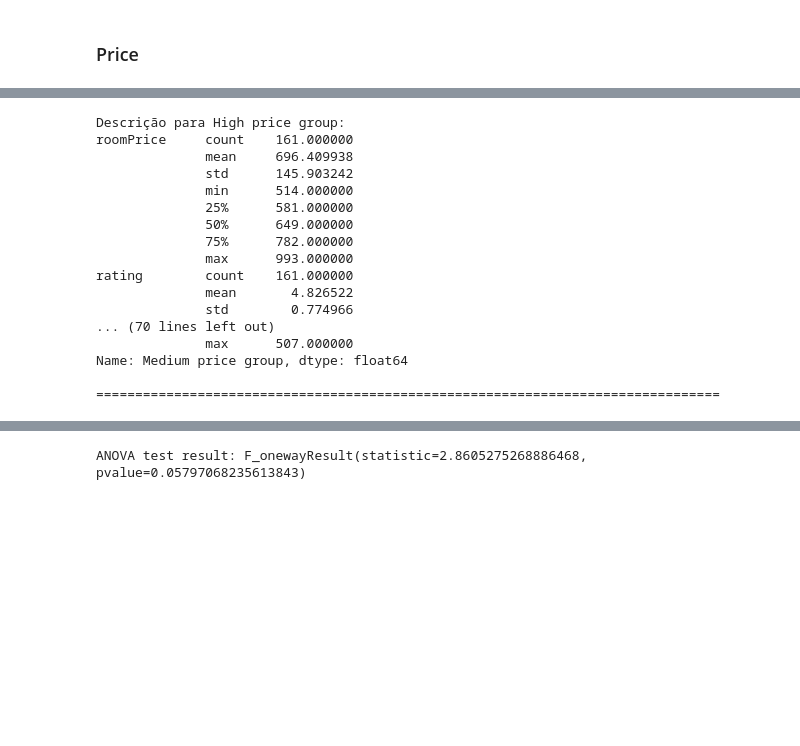
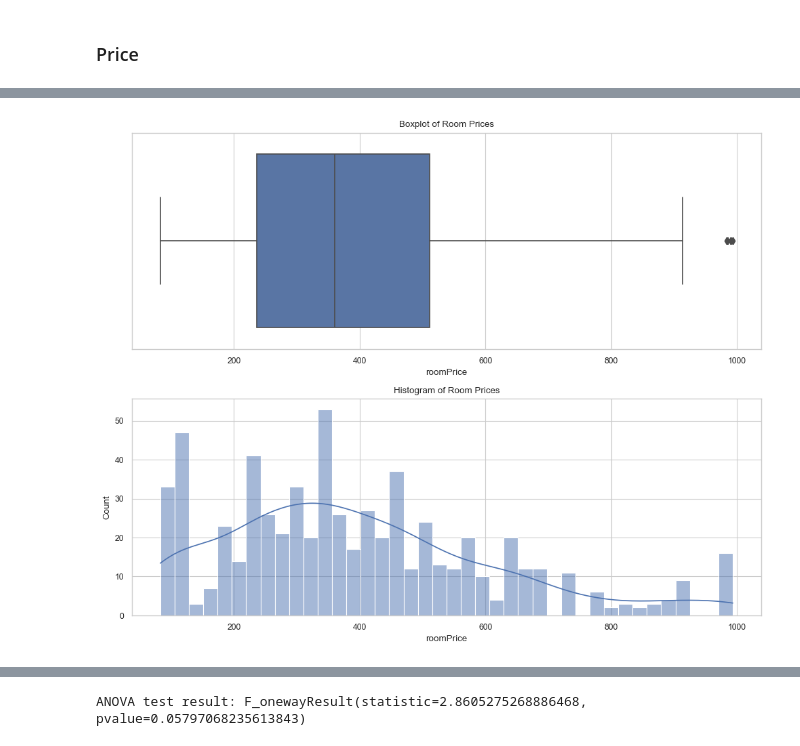
Before and after one commit to karlfilho/Airbnb_Price_Prediction, a Jupyter notebook: eda.ipynb, the cells around one changed output, grey strips where cells are left out. Cells and saved outputs as stored; diff of their text form; code cells hidden in the pictures; blank space fills up the shorter version.

```diff
--- a/eda.ipynb
+++ b/eda.ipynb
@@ -57,15 +80,3 @@ num_descriptive
 | max | 993.000000 | 5.000000 | 507.000000 |
 # %% [markdown]
 ### Price
-# %%
-# Price columns Boxplots
-sns.set_theme(context= 'notebook', style="whitegrid")
-
-plt.figure(figsize=(14, 4))
-sns.boxplot(x=df['roomPrice'])
-
-plt.title('Boxplot of Room Prices')
-plt.xlabel('Price (R$)')
-plt.grid(True, axis='x')
-
-plt.show()
@@ -74,13 +82,0 @@ plt.show()
-# %%
-# Price histogram
-sns.set_theme(context= 'notebook', style="whitegrid")
-plt.figure(figsize=(12, 6))
-
-sns.histplot(df['roomPrice'], bins=30, kde=True)
-
-plt.title('Distribution of Room Prices')
-plt.xlabel('Price (R$)')
-plt.ylabel('Frequency')
-plt.grid(True, axis='y')
-
-plt.show()
@@ -112,25 +83,19 @@ Name: count, dtype: int64
-# %%
-grouped_description = df.groupby('priceCategory')[['roomPrice', 'rating', 'countReviews']].describe()
-
-for group in grouped_description.index.get_level_values(0).unique():
-    print(f"Descrição para {group}:")
-    print(grouped_description.loc[group])
-    print("\n" + "="*80 + "\n")
-# %% [output]
-Descrição para High price group:
-roomPrice     count    161.000000
-              mean     696.409938
-              std      145.903242
-              min      514.000000
-              25%      581.000000
-              50%      649.000000
-              75%      782.000000
-              max      993.000000
-rating        count    161.000000
-              mean       4.826522
-              std        0.774966
-... (70 lines left out)
-              max      507.000000
-Name: Medium price group, dtype: float64
-
-================================================================================
+# %%
+# Price Boxplot and Histogram
+
+# Set up the figure and axes
+fig, ax = plt.subplots(2, 1, figsize=(10, 8))
+
+# Create the boxplot
+sns.boxplot(data=num_df, x='roomPrice', ax=ax[0])
+ax[0].set_title('Boxplot of Room Prices')
+
+# Create the histogram
+sns.histplot(data=num_df, x='roomPrice', bins=40, kde=True, ax=ax[1])
+ax[1].set_title('Histogram of Room Prices')
+
+# Display the plot
+plt.tight_layout()
+plt.show()
+# %% [output]
+[figure, added]
```
Also changed, not shown: parts of 33 cells of this notebook.
